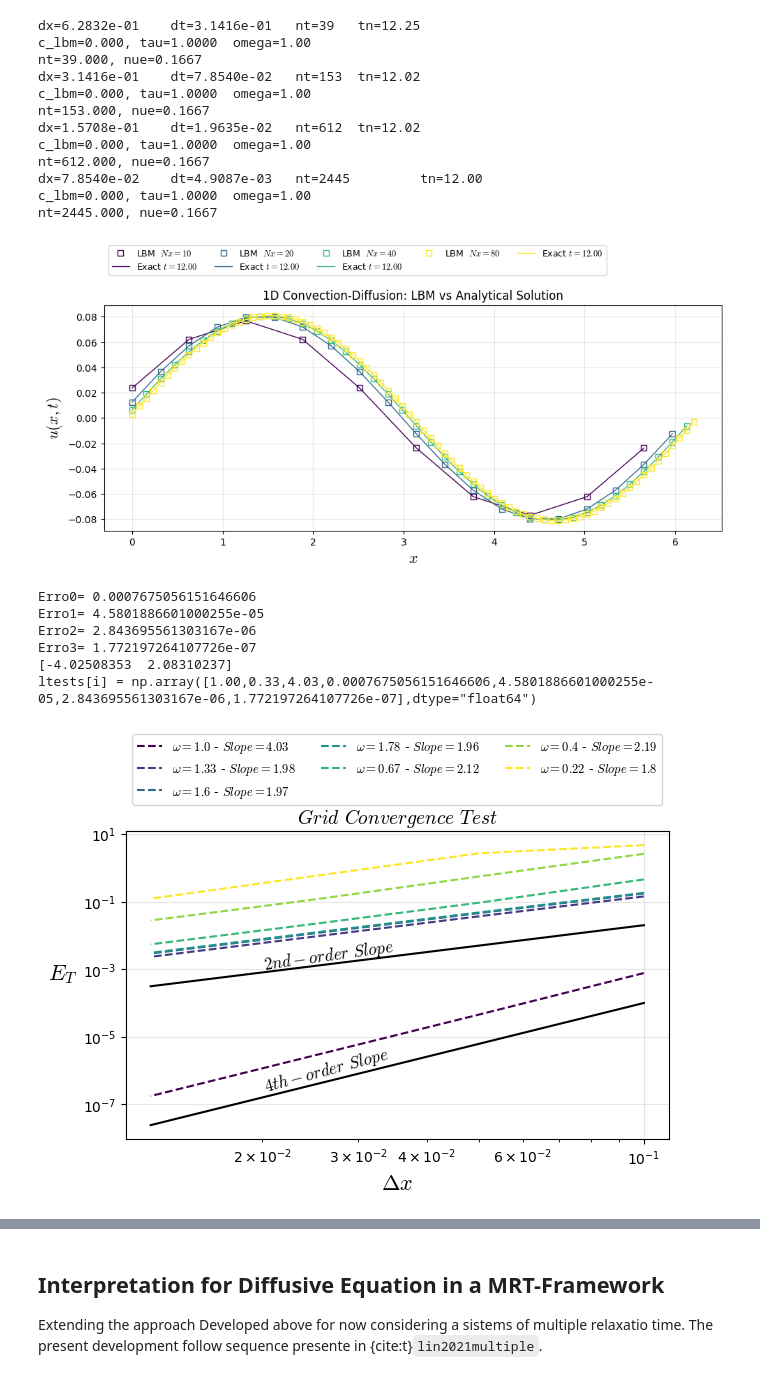
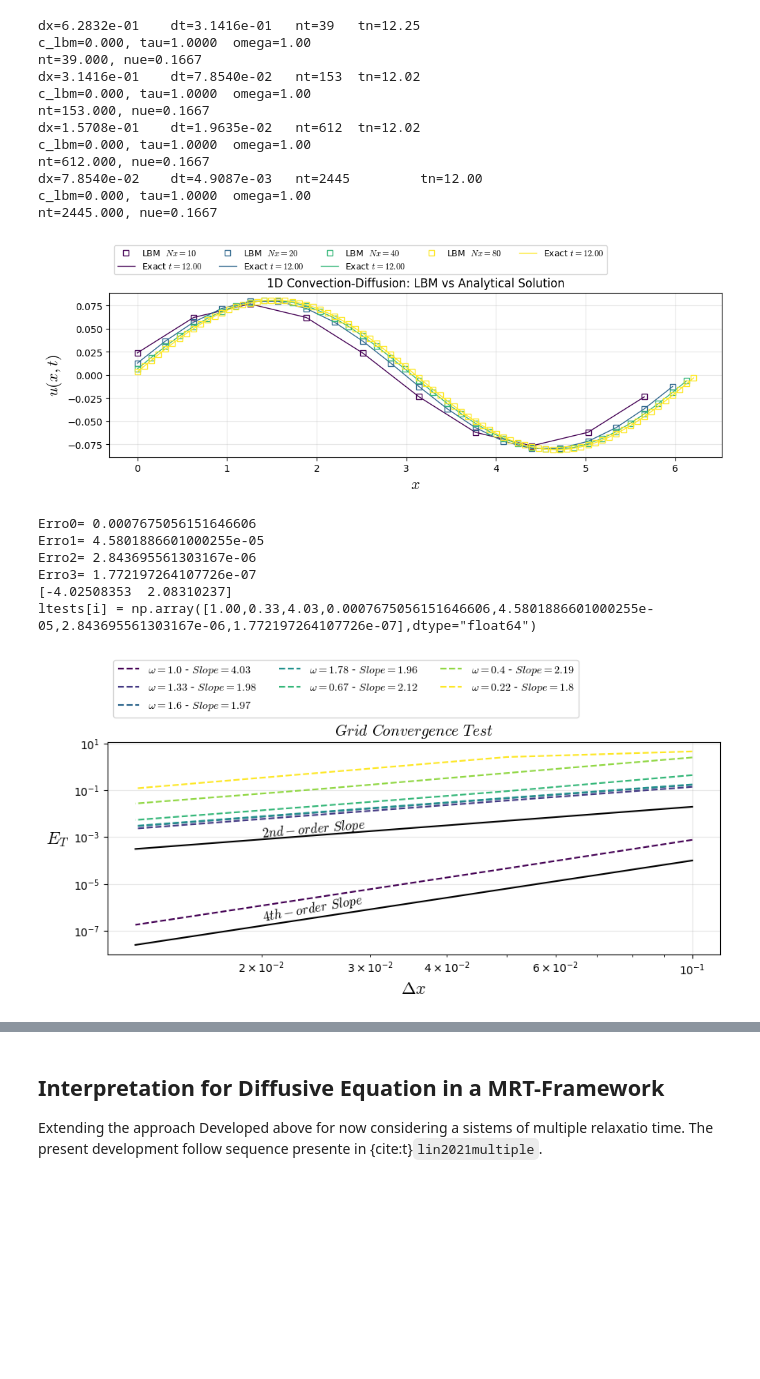
Before and after one commit to Ricardoleite/Bazarin-R.L.M.-AcademicDocumentation, a Jupyter notebook: docs/jupyter_execute/LBM-Study/FDM-Belloti/FDM-LBM-Diffusive.ipynb, the cells around one changed output, grey strips where cells are left out. Cells and saved outputs as stored; diff of their text form; code cells hidden in the pictures; blank space fills up the shorter version.

```diff
--- a/docs/jupyter_execute/LBM-Study/FDM-Belloti/FDM-LBM-Diffusive.ipynb
+++ b/docs/jupyter_execute/LBM-Study/FDM-Belloti/FDM-LBM-Diffusive.ipynb
@@ -655,35 +658,35 @@ nt=2445.000, nue=0.1667
 #****************************************Data-Analysis*********************************************
 # ---------------- exact solution ----------------
 def u_exact(x, t, A, k_w, phi, c, nu):
     return A * np.exp(-nu * k_w**2 * t) * np.sin(k_w * ((x+dx/2) - c*t) + phi)
 u_ana = np.empty(cases, dtype=object) # array field used to same data over time
 xl = np.empty(cases, dtype=object) # array field used to same data over time
 for i in range(cases):
     Nx=Nx0[i]  # Numerical Length
     x  = np.linspace(0.0, L, Nx, endpoint=False,dtype="float64") # Numerical Domain
     dx = L / Nx # Grid size
     r = r0[i] # dx/dt relation
     dt = dx/r
     nt = int(np.ceil(t_end / dt))
     xl[i] = np.linspace(0.0, L, Nx0[i], endpoint=False,dtype="float64")
     u_ana[i] = np.zeros((Nx0[i]), dtype="float64")
     u_ana[i] = u_exact(xl[i], nt*dt , A, k_w, phi, c, nu)
 # -----------------Plot Results --------------------
-plt.figure(figsize=(10,5))
+plt.figure(figsize=(10,4))
 colors = plt.cm.viridis(np.linspace(0, 1, cases))
 for i in range(cases):
     plt.plot(xl[i], u_cases[i], "s", color=colors[i], lw=1, label=f"LBM  $Nx={Nx0[i]:.0f}$",fillstyle='none')
     plt.plot(xl[i], u_ana[i], color=colors[i], lw=1, label=f"Exact $t={t_end:.2f}$")
 
 plt.xlabel("$x$",fontsize=16)
 plt.ylabel("$u(x,t)$",fontsize=16)
 plt.title("1D Convection-Diffusion: LBM vs Analytical Solution")
 plt.grid(True, alpha=0.3)
 plt.legend(ncol=5,fontsize=9,loc="center left",bbox_to_anchor=(0.0, 1.2))
 plt.tight_layout()
 plt.show()
 # %% [output]
-[figure, old version]
+[figure, new version]
 # %%
 Erro= np.zeros((cases), dtype="float64")
 for i in range(cases):
@@ -712,23 +715,23 @@ ltests[5] = np.array([0.40,0.33,2.19,2.5815332944176905,0.5537880973820454,0.116
 ltests[6] = np.array([0.22,0.33,1.80,4.667938739917,2.687002267460583,0.5746533215752334,0.1219574567471747],dtype="float64")
 # %%
 matplotlib.rcParams['mathtext.fontset'] = 'cm'
-plt.figure(figsize=(7,4))
+plt.figure(figsize=(10,3.5))
 plt.title("$Grid$ $Convergence$ $Test$",fontsize=14)
 colors = plt.cm.viridis(np.linspace(0, 1, ntests))
 for i in range(7)[:]:
     plt.loglog(1/Nx0,ltests[i][3:],'--',color=colors[i],fillstyle='none', label=f'$\\omega={ltests[i][0]}$ - $Slope={ltests[i][2]}$')
 
 plt.loglog(1/Nx0,2.*1.0/(Nx0**2),'k-',fillstyle='none')
-plt.text(0.02, 0.001, "$2nd-order$ $Slope$", rotation=8,fontsize=12)
+plt.text(0.02, 0.001, "$2nd-order$ $Slope$", rotation=5,fontsize=12)
 plt.loglog(1/Nx0,1.*1.0/(Nx0**4),'k-',fillstyle='none')
-plt.text(0.02, 0.00000025, "$4th-order$ $Slope$", rotation=15,fontsize=12)
+plt.text(0.02, 0.00000025, "$4th-order$ $Slope$", rotation=10,fontsize=12)
 # plt.ylim(0,0.01)
 plt.grid(True, alpha=0.3)
 # plt.legend(loc=2,ncol=3,fontsize=8.5)
-plt.legend(ncol=3,fontsize=9,loc="center left",bbox_to_anchor=(0.0, 1.2))
+plt.legend(ncol=3,fontsize=10,loc="center left",bbox_to_anchor=(0.0, 1.25))
 plt.ylabel('$E_{T}$',fontsize=16,rotation=0,horizontalalignment='right')
 plt.xlabel('$\Delta x$',fontsize=16)
 plt.show()
 # %% [output]
-[figure, old version]
+[figure, new version]
 # %% [markdown]
```
Also changed, not shown: parts of 10 cells of this notebook, 37 other files.
